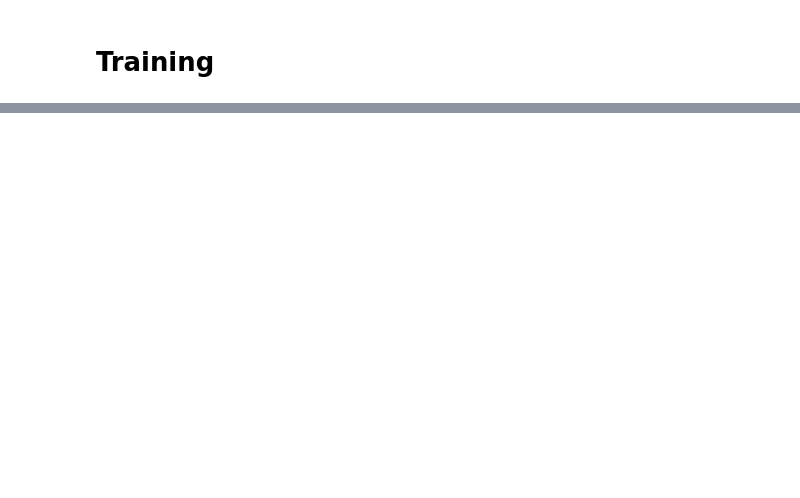
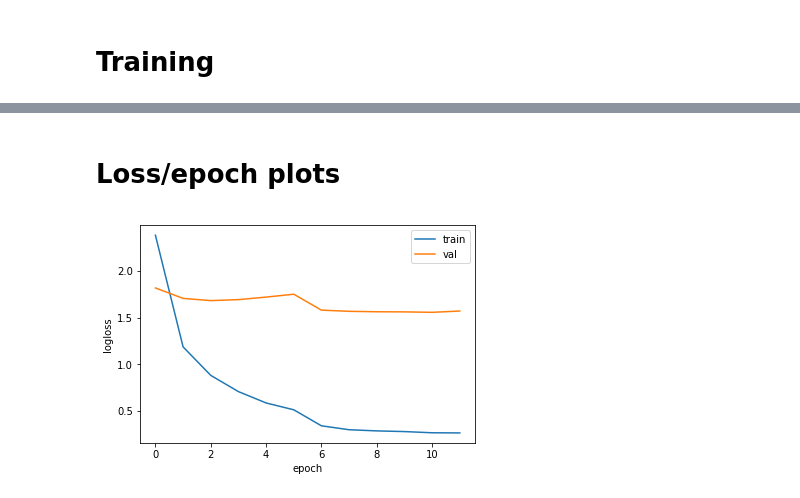
Before and after one commit to TropComplique/knowledge-distillation-keras, a Jupyter notebook: vanilla_squeezenet.ipynb, the cells around one changed output, grey strips where cells are left out. Drawn from its saved outputs; the diff is of its cells as text; code cells hidden in the pictures; blank space fills up the shorter version.

```diff
--- a/vanilla_squeezenet.ipynb
+++ b/vanilla_squeezenet.ipynb
@@ -25,9 +28,9 @@ train_generator = data_generator.flow_from_directory(
 )
 
 val_generator = data_generator.flow_from_directory(
-    data_dir + 'val',
+    data_dir + 'val', shuffle=False,
     target_size=(299, 299),
-    batch_size=128
+    batch_size=64
 )
 # %% [output]
 Found 25600 images belonging to 256 classes.
@@ -35,4 +38,5 @@ Found 5120 images belonging to 256 classes.
 # %% [markdown]
 # Model
 # %%
-model = SqueezeNet(weight_decay=1e-5, image_size=299)
+model = SqueezeNet(weight_decay=1e-4, image_size=299)
+model.count_params()
@@ -51,7 +57,7 @@ model.fit_generator(
         EarlyStopping(monitor='val_acc', patience=4, min_delta=0.01),
         ReduceLROnPlateau(monitor='val_acc', factor=0.1, patience=2, epsilon=0.007)
     ],
-    validation_data=val_generator, validation_steps=40, workers=4
+    validation_data=val_generator, validation_steps=80, workers=4
 )
 # %% [output]
 Epoch 1/30
@@ -74 +80,11 @@ Epoch 14/30
 <keras.callbacks.History at 0x...>
+# %% [markdown]
+# Loss/epoch plots
+# %%
+plt.plot(model.history.history['loss'], label='train');
+plt.plot(model.history.history['val_loss'], label='val');
+plt.legend();
+plt.xlabel('epoch');
+plt.ylabel('logloss');
+# %% [output]
+[figure, added]
```
Also changed, not shown: parts of 8 cells of this notebook, 8 other files.
